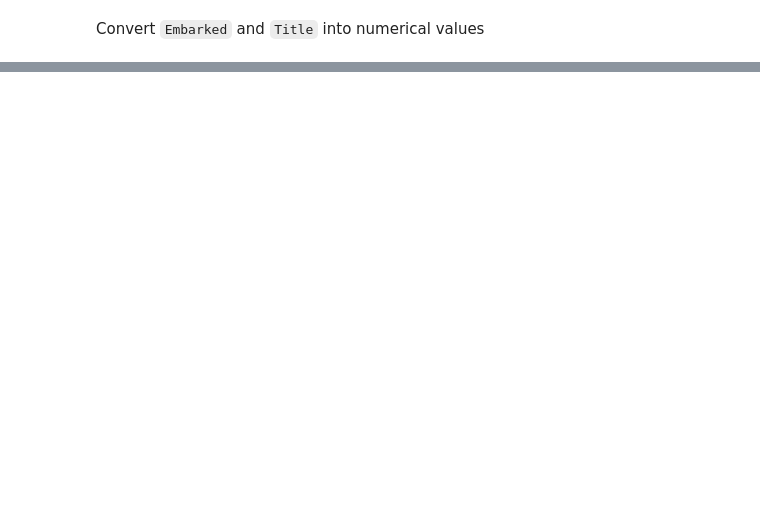
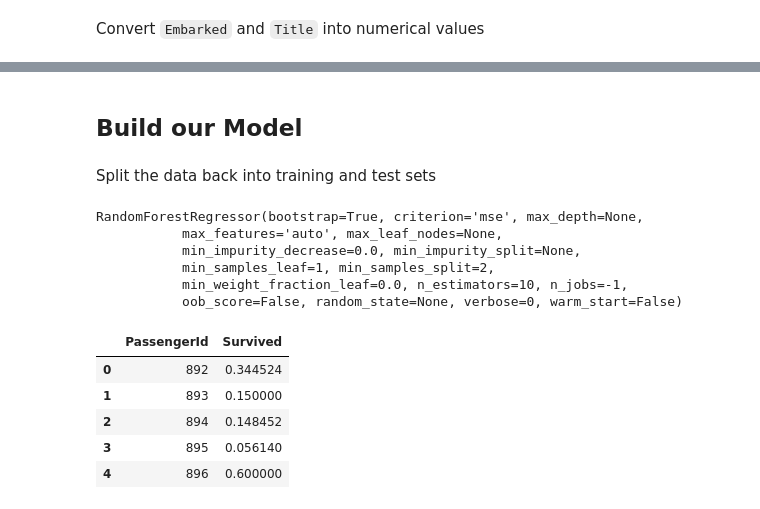
Before and after one commit to TheBoyMoe/DataScience-Repo, a Jupyter notebook: Kaggle/kernels/Titanic-Disater/aa-my-examples/01-titanic-disaster-walkthrough.ipynb, the cells around one changed output, grey strips where cells are left out. Drawn from its saved outputs; the diff is of its cells as text; code cells hidden in the pictures; blank space fills up the shorter version.

Commit message:
implement sklearn randomtree regessor model

```diff
--- a/Kaggle/kernels/Titanic-Disater/aa-my-examples/01-titanic-disaster-walkthrough.ipynb
+++ b/Kaggle/kernels/Titanic-Disater/aa-my-examples/01-titanic-disaster-walkthrough.ipynb
@@ -15,7 +15,7 @@ sns.set()
 train = pd.read_csv('data/train.csv')
 test = pd.read_csv('data/test.csv')
 
-y = train.Survived
+train_y = train.Survived
 
 # Concatenate training and test sets
 full = pd.concat([train.drop(['Survived'], axis=1), test])
@@ -293,2 +291,14 @@ full_subset.sample(5).T
 | Title_Mrs | 0 | 0 | 0 | 0 | 0 |
 | Title_Special | 0 | 0 | 0 | 0 | 0 |
+# %% [markdown]
+## Build our Model
+# %% [markdown]
+Split the data back into training and test sets
+# %%
+train_subset = full_subset[:891] # row 0-890(PassengerId 891)
+test_subset = full_subset[891:]
+
+# transform the data into arrays for scikitlearn
+X = train_subset.values
+y = train_y.values
+test = test_subset.values
@@ -294,0 +309,25 @@ full_subset.sample(5).T
+# %%
+# train the model
+m = RandomForestRegressor(n_jobs=-1)
+m.fit(train_subset, train_y)
+# %% [output]
+RandomForestRegressor(bootstrap=True, criterion='mse', max_depth=None,
+           max_features='auto', max_leaf_nodes=None,
+           min_impurity_decrease=0.0, min_impurity_split=None,
+           min_samples_leaf=1, min_samples_split=2,
+           min_weight_fraction_leaf=0.0, n_estimators=10, n_jobs=-1,
+           oob_score=False, random_state=None, verbose=0, warm_start=False)
+# %%
+# predict survical
+Y_pred = m.predict(test_subset)
+df_test = pd.DataFrame()
+df_test['PassengerId'] = test['PassengerId']
+df_test['Survived'] = Y_pred
+df_test.head()
+# %% [output]
+|  | PassengerId | Survived |
+| 0 | 892 | 0.344524 |
+| 1 | 893 | 0.150000 |
+| 2 | 894 | 0.148452 |
+| 3 | 895 | 0.056140 |
+| 4 | 896 | 0.600000 |
```
Also changed, not shown: parts of 10 cells of this notebook, 1 other file.
